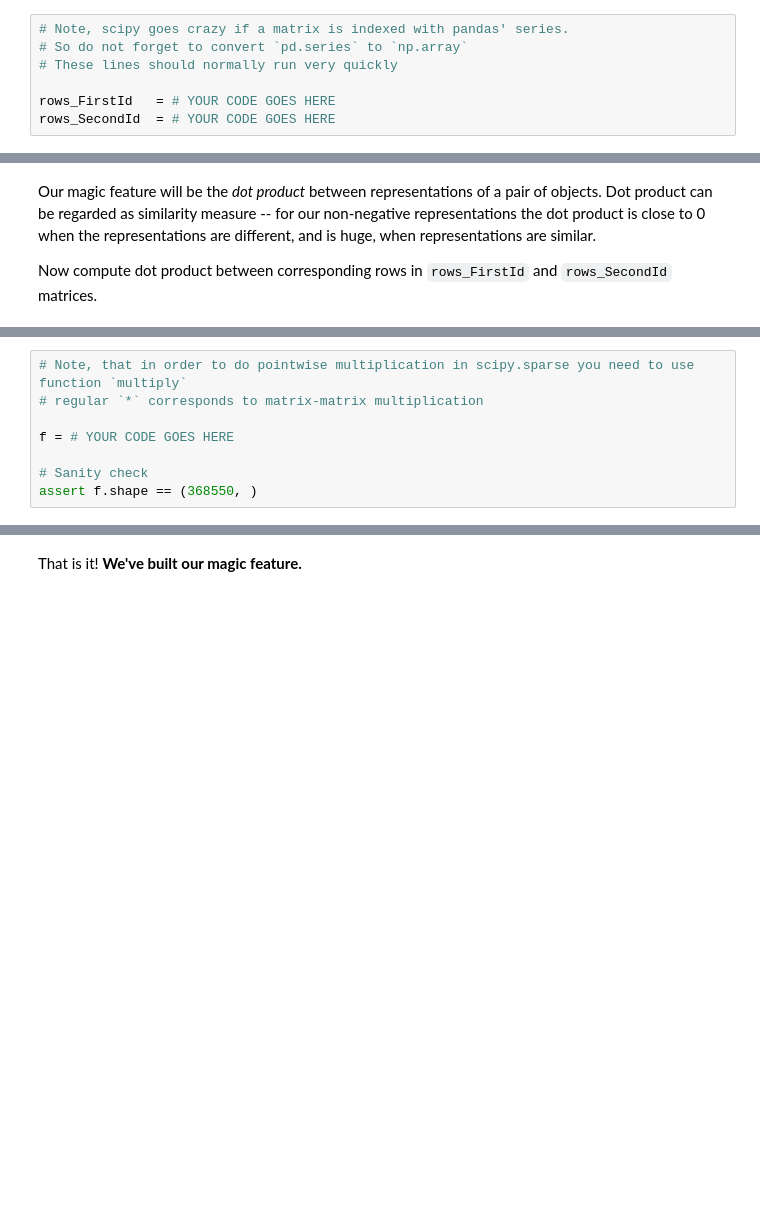
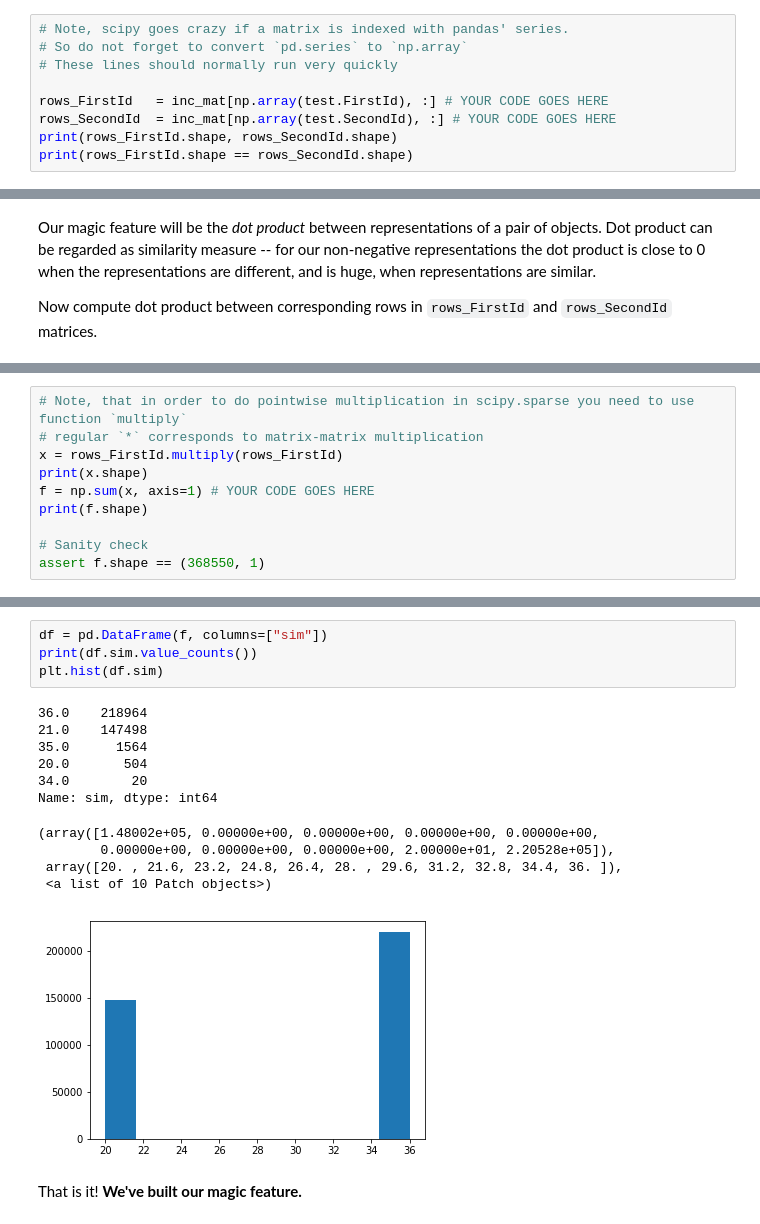
Before and after one commit to las1982/competitive-data-science, a Jupyter notebook: Programming assignment, week 2: Data leakages/Data leakages.ipynb, the cells around one changed output, grey strips where cells are left out. Drawn from its saved outputs; the diff is of its cells as text; blank space fills up the shorter version.

```diff
--- a/Programming assignment, week 2: Data leakages/Data leakages.ipynb
+++ b/Programming assignment, week 2: Data leakages/Data leakages.ipynb
@@ -193,5 +211,7 @@ Now select the rows from the incidence matrix, that correspond to `test.FirstId`
 # So do not forget to convert `pd.series` to `np.array`
 # These lines should normally run very quickly
 
-rows_FirstId   = # YOUR CODE GOES HERE
-rows_SecondId  = # YOUR CODE GOES HERE
+rows_FirstId   = inc_mat[np.array(test.FirstId), :] # YOUR CODE GOES HERE
+rows_SecondId  = inc_mat[np.array(test.SecondId), :] # YOUR CODE GOES HERE
+print(rows_FirstId.shape, rows_SecondId.shape)
+print(rows_FirstId.shape == rows_SecondId.shape)
@@ -202,8 +235,10 @@ Now compute dot product between corresponding rows in `rows_FirstId` and `rows_S
 # %%
 # Note, that in order to do pointwise multiplication in scipy.sparse you need to use function `multiply`
 # regular `*` corresponds to matrix-matrix multiplication
-
-f = # YOUR CODE GOES HERE
+x = rows_FirstId.multiply(rows_FirstId)
+print(x.shape)
+f = np.sum(x, axis=1) # YOUR CODE GOES HERE
+print(f.shape)
 
 # Sanity check
-assert f.shape == (368550, )
+assert f.shape == (368550, 1)
@@ -210,3 +255,19 @@ assert f.shape == (368550, )
+# %%
+df = pd.DataFrame(f, columns=["sim"])
+print(df.sim.value_counts())
+plt.hist(df.sim)
+# %% [output]
+36.0    218964
+21.0    147498
+35.0      1564
+20.0       504
+34.0        20
+Name: sim, dtype: int64
+(array([1.48002e+05, 0.00000e+00, 0.00000e+00, 0.00000e+00, 0.00000e+00,
+        0.00000e+00, 0.00000e+00, 0.00000e+00, 2.00000e+01, 2.20528e+05]),
+ array([20. , 21.6, 23.2, 24.8, 26.4, 28. , 29.6, 31.2, 32.8, 34.4, 36. ]),
+ <a list of 10 Patch objects>)
+[figure, added]
 # %% [markdown]
 That is it! **We've built our magic feature.**
 # %% [markdown]
```
Also changed, not shown: parts of 12 cells of this notebook, 7 other files.
